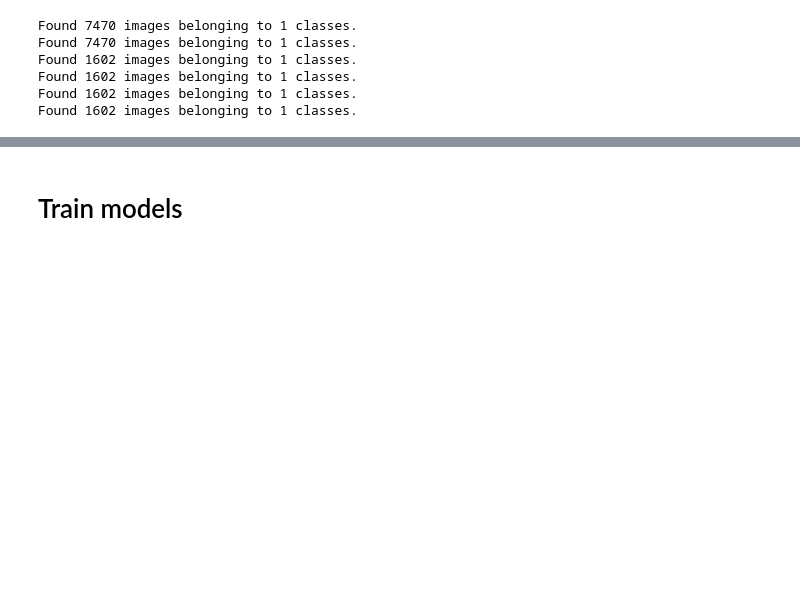
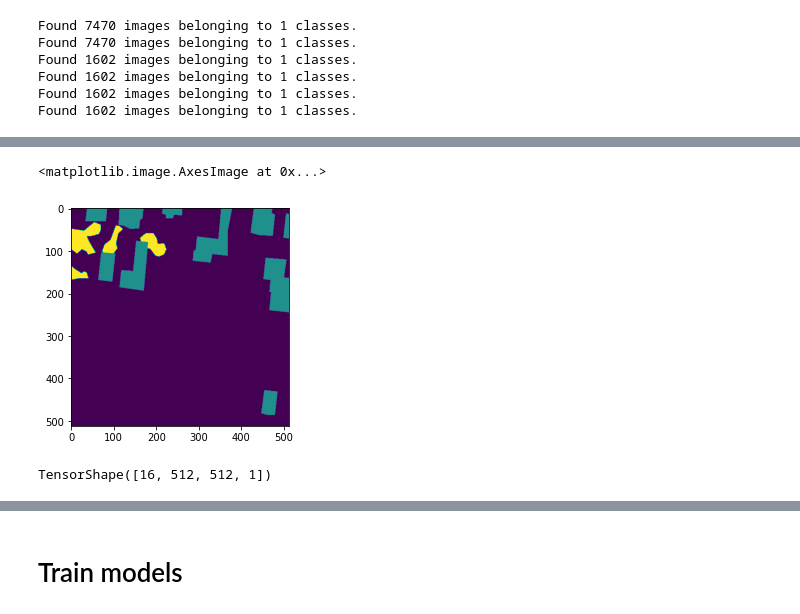
Before and after one commit to MortenTabaka/Semantic-segmentation-of-LandCover.ai-dataset, a Jupyter notebook: notebooks/exploratory/Marcin_GAN_model.ipynb, the cells around one changed output, grey strips where cells are left out. Cells and saved outputs as stored; diff of their text form; code cells hidden in the pictures; blank space fills up the shorter version.

```diff
--- a/notebooks/exploratory/Marcin_GAN_model.ipynb
+++ b/notebooks/exploratory/Marcin_GAN_model.ipynb
@@ -399,0 +421,5 @@ Found 1602 images belonging to 1 classes.
+# %%
+plt.imshow(mask[0][:, :, 0])
+# %% [output]
+<matplotlib.image.AxesImage at 0x...>
+[figure, added]
@@ -399,0 +428,4 @@ Found 1602 images belonging to 1 classes.
+# %%
+generated_img.shape
+# %% [output]
+TensorShape([16, 512, 512, 1])
```
Also changed, not shown: parts of 24 cells of this notebook.
